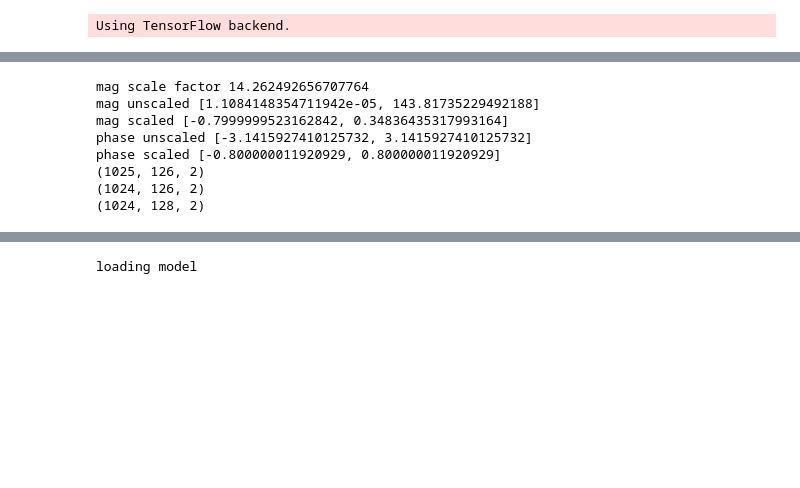
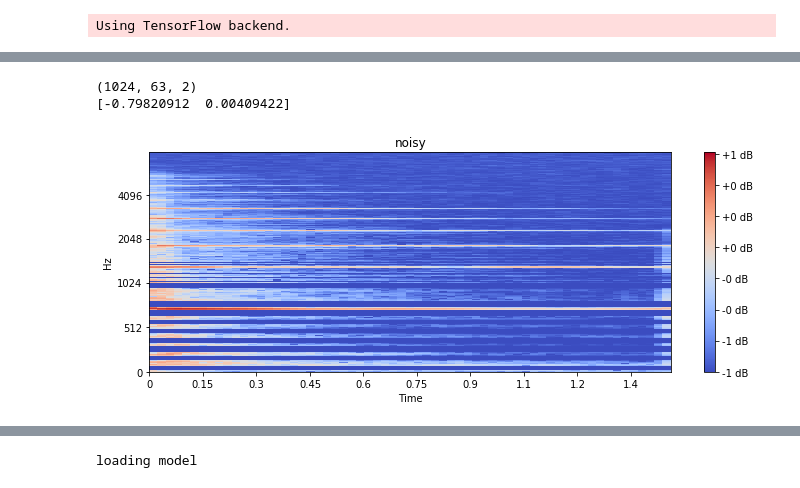
Before and after one commit to faraazn/music-transcription, a Jupyter notebook: amt/models/note_iso/model_visualize.ipynb, the cells around one changed output, grey strips where cells are left out. Saved outputs shown, nothing was run; the diff lists cells and outputs as text; code cells hidden in the pictures; blank space fills up the shorter version.

```diff
--- a/amt/models/note_iso/model_visualize.ipynb
+++ b/amt/models/note_iso/model_visualize.ipynb
@@ -135,42 +116,13 @@ plt.tight_layout()
-# %%
-# convert complex numbers to magnitude and phase
-magnitude = np.abs(iso_stft)
-phase = np.angle(iso_stft)
-log_magnitude = np.log(magnitude)
-largest_magnitude = max(np.abs(np.amin(log_magnitude)), np.amax(log_magnitude))
-magnitude_scale_factor = largest_magnitude * 1.25  # will scale range to [-0.8, 0.8]
-scaled_magnitude = log_magnitude / magnitude_scale_factor
-print("mag scale factor {}".format(magnitude_scale_factor))
-scaled_phase = phase / (np.pi * 1.25)
-
-print("mag unscaled [{}, {}]".format(np.amin(magnitude), np.amax(magnitude)))
-print("mag scaled [{}, {}]".format(np.amin(scaled_magnitude), np.amax(scaled_magnitude)))
-print("phase unscaled [{}, {}]".format(np.amin(phase), np.amax(phase)))
-print("phase scaled [{}, {}]".format(np.amin(scaled_phase), np.amax(scaled_phase)))
-
-final_iso = np.stack((magnitude, phase), axis=2)
-print(final_iso.shape)
-
-rev_magnitude = np.exp(scaled_magnitude * magnitude_scale_factor)
-assert np.allclose(magnitude, rev_magnitude)
-rev_phase = scaled_phase * (np.pi * 1.25)
-assert np.allclose(phase, rev_phase)
-
-rev_iso = magnitude * np.exp(1j*phase)
-assert iso_stft.shape == rev_iso.shape
-assert np.allclose(iso_stft, rev_iso)
-
-final_iso = final_iso[:-1, :, :]  # shape (1024, 126, 2)
-print(final_iso.shape)
-final_iso_pad = np.zeros((1024, 2, 2))
-final_iso = np.concatenate((final_iso, final_iso_pad), axis=1)  # shape (1024, 128, 2)
-print(final_iso.shape)
-# %% [output]
-mag scale factor 14.262492656707764
-mag unscaled [1.1084148354711942e-05, 143.81735229492188]
-mag scaled [-0.7999999523162842, 0.34836435317993164]
-phase unscaled [-3.1415927410125732, 3.1415927410125732]
-phase scaled [-0.800000011920929, 0.800000011920929]
-(1025, 126, 2)
-(1024, 126, 2)
-(1024, 128, 2)
+# %%
+iso_stft, iso_mag_scale, iso_phase_scale = test_generator.if_mel_hp_scale(iso_stft)
+print(iso_stft.shape)
+plt.figure(figsize=(10, 4))
+librosa.display.specshow(iso_stft[:,:,0], y_axis='mel', fmax=8000, x_axis='time')
+plt.colorbar(format='%+2.0f dB')
+plt.title('noisy')
+plt.tight_layout()
+print(noisy_stft[-1][-1])
+# %% [output]
+(1024, 63, 2)
+[-0.79820912  0.00409422]
+[figure, added]
```
Also changed, not shown: parts of 23 cells of this notebook, 9 other files.
